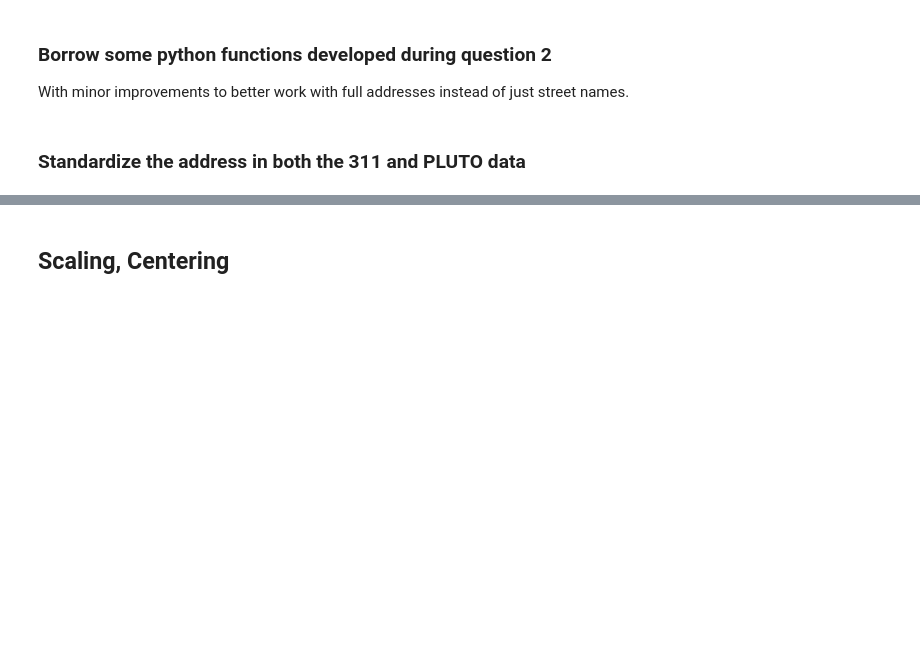
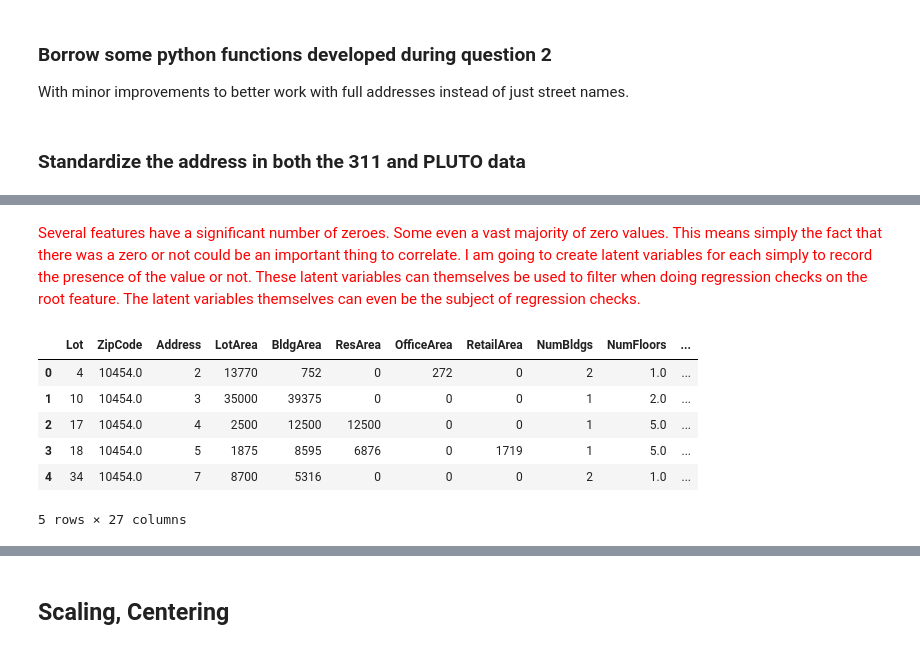
Before and after one commit to JeffBohn/notebooks, a Jupyter notebook: Courses/IBM-DS0720EN-Capstone/notebook3.ipynb, the cells around one changed output, grey strips where cells are left out. Saved outputs shown, nothing was run; the diff lists cells and outputs as text; code cells hidden in the pictures; blank space fills up the shorter version.

```diff
--- a/Courses/IBM-DS0720EN-Capstone/notebook3.ipynb
+++ b/Courses/IBM-DS0720EN-Capstone/notebook3.ipynb
@@ -654,0 +541,2 @@ imputate_column('RetailArea')
+# %% [markdown]
+<p style="color:Red;">Several features have a significant number of zeroes.  Some even a vast majority of zero values.  This means simply the fact that there was a zero or not could be an important thing to correlate.  I am going to create latent variables for each simply to record the presence of the value or not.  These latent variables can themselves be used to filter when doing regression checks on the root feature.  The latent variables themselves can even be the subject of regression checks.</p>
@@ -654,0 +550,10 @@ imputate_column('RetailArea')
+# %%
+df.head()
+# %% [output]
+|  | Lot | ZipCode | Address | LotArea | BldgArea | ResArea | OfficeArea | RetailArea | NumBldgs | NumFloors | ... |
+| 0 | 4 | 10454.0 | 2 | 13770 | 752 | 0 | 272 | 0 | 2 | 1.0 | ... |
+| 1 | 10 | 10454.0 | 3 | 35000 | 39375 | 0 | 0 | 0 | 1 | 2.0 | ... |
+| 2 | 17 | 10454.0 | 4 | 2500 | 12500 | 12500 | 0 | 0 | 1 | 5.0 | ... |
+| 3 | 18 | 10454.0 | 5 | 1875 | 8595 | 6876 | 0 | 1719 | 1 | 5.0 | ... |
+| 4 | 34 | 10454.0 | 7 | 8700 | 5316 | 0 | 0 | 0 | 2 | 1.0 | ... |
+5 rows × 27 columns
```
Also changed, not shown: parts of 76 cells of this notebook.
